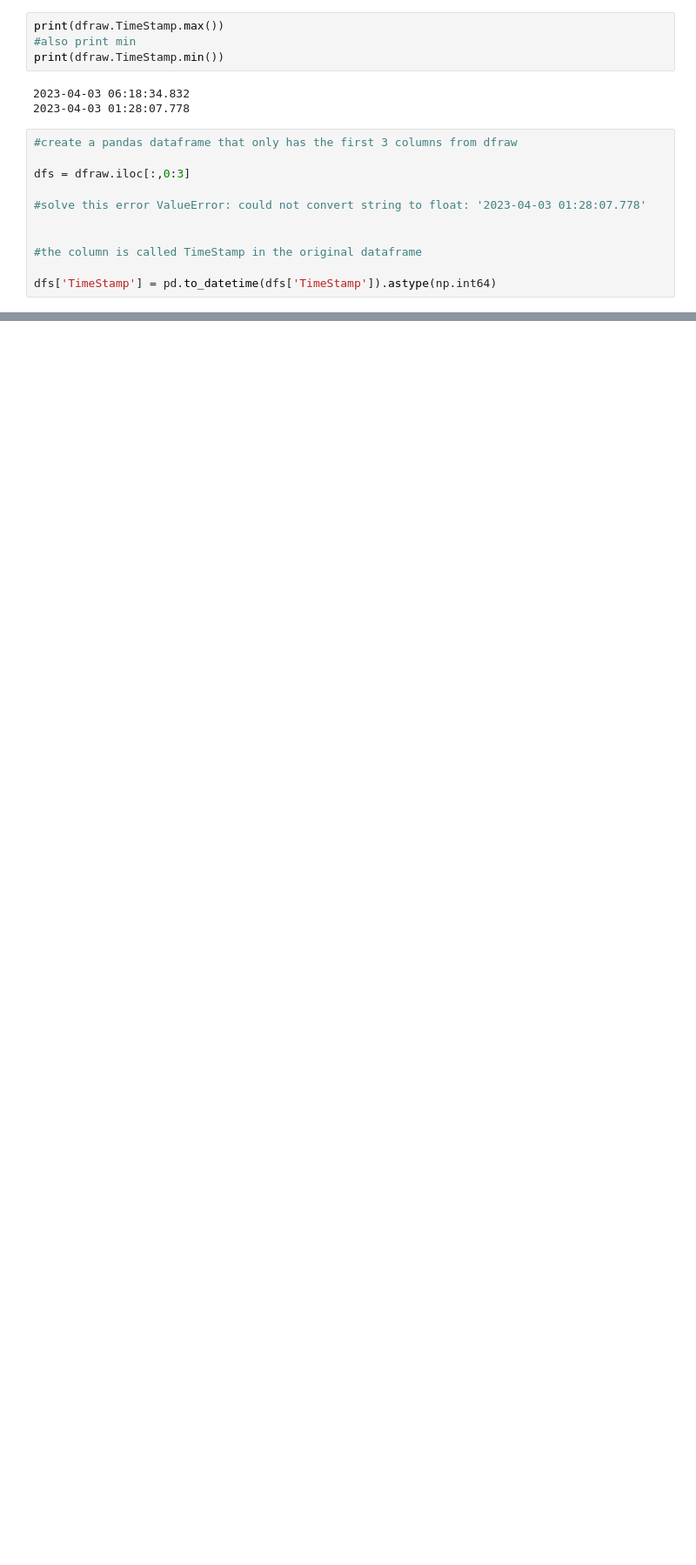
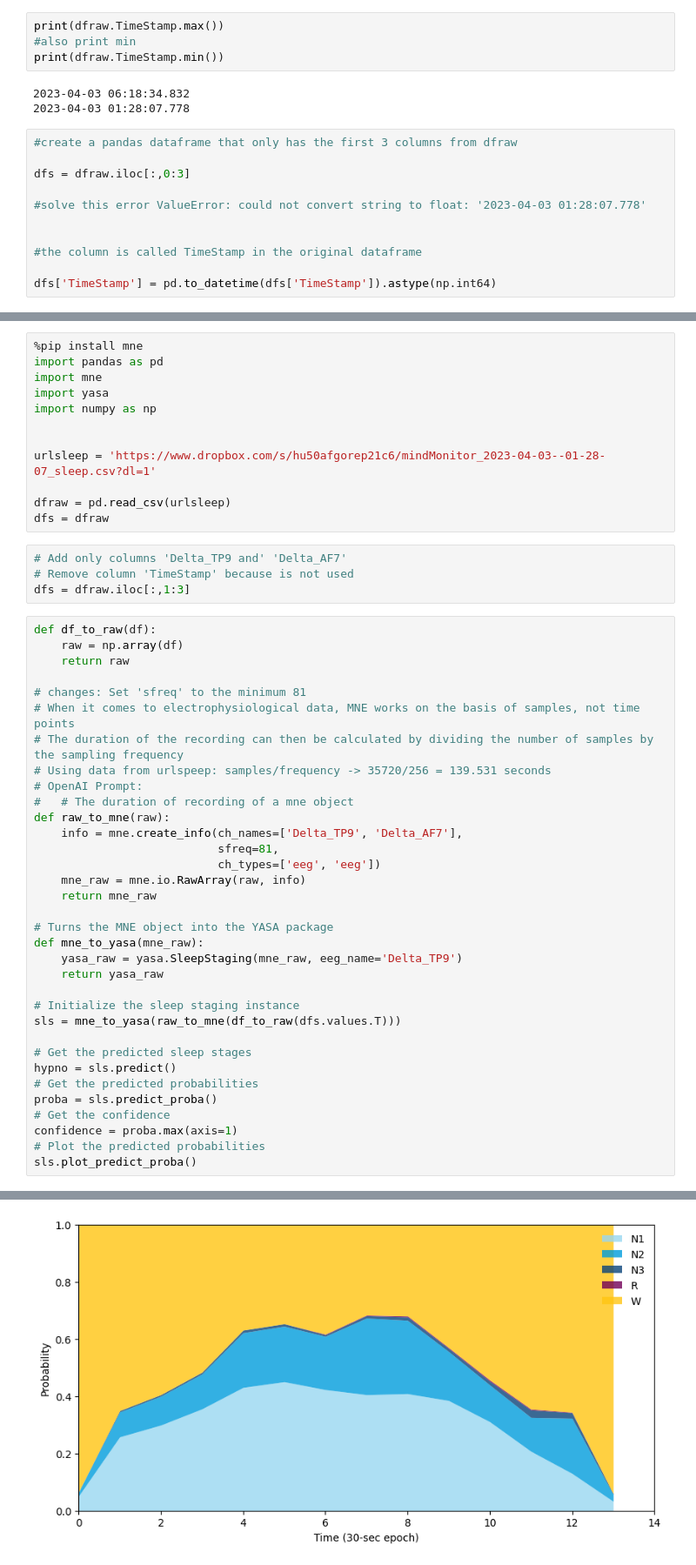
Before and after one commit to travelmail26/codespaces-jupyter-muse, a Jupyter notebook: notebooks/yasat.ipynb, the cells around one changed output, grey strips where cells are left out. Shown: that part at 87% size. Cells and saved outputs as stored; diff of their text form; blank space fills up the shorter version.

Commit message:
feat: Create 'DFraw to Yasa' section

```diff
--- a/notebooks/yasat.ipynb
+++ b/notebooks/yasat.ipynb
@@ -487,0 +495,51 @@ sls.plot_predict_proba()
+# %%
+%pip install mne
+import pandas as pd
+import mne
+import yasa
+import numpy as np
+
+
+urlsleep = 'https://www.dropbox.com/s/hu50afgorep21c6/mindMonitor_2023-04-03--01-28-07_sleep.csv?dl=1'
+
+dfraw = pd.read_csv(urlsleep)
+dfs = dfraw
+# %%
+# Add only columns 'Delta_TP9 and' 'Delta_AF7'
+# Remove column 'TimeStamp' because is not used
+dfs = dfraw.iloc[:,1:3]
+# %%
+def df_to_raw(df):
+    raw = np.array(df)
+    return raw
+
+# changes: Set 'sfreq' to the minimum 81
+# When it comes to electrophysiological data, MNE works on the basis of samples, not time points
+# The duration of the recording can then be calculated by dividing the number of samples by the sampling frequency
+# Using data from urlspeep: samples/frequency -> 35720/256 = 139.531 seconds
+# OpenAI Prompt:
+#   # The duration of recording of a mne object
+def raw_to_mne(raw):
+    info = mne.create_info(ch_names=['Delta_TP9', 'Delta_AF7'],
+                           sfreq=81,
+                           ch_types=['eeg', 'eeg'])
+    mne_raw = mne.io.RawArray(raw, info)
+    return mne_raw
+
+# Turns the MNE object into the YASA package
+def mne_to_yasa(mne_raw):
+    yasa_raw = yasa.SleepStaging(mne_raw, eeg_name='Delta_TP9')
+    return yasa_raw
+
+# Initialize the sleep staging instance
+sls = mne_to_yasa(raw_to_mne(df_to_raw(dfs.values.T)))
+
+# Get the predicted sleep stages
+hypno = sls.predict()
+# Get the predicted probabilities
+proba = sls.predict_proba()
+# Get the confidence
+confidence = proba.max(axis=1)
+# Plot the predicted probabilities
+sls.plot_predict_proba()
+# %% [output]
@@ -487,0 +552 @@ sls.plot_predict_proba()
+[figure, added]
```
Also changed, not shown: parts of 4 cells of this notebook.
